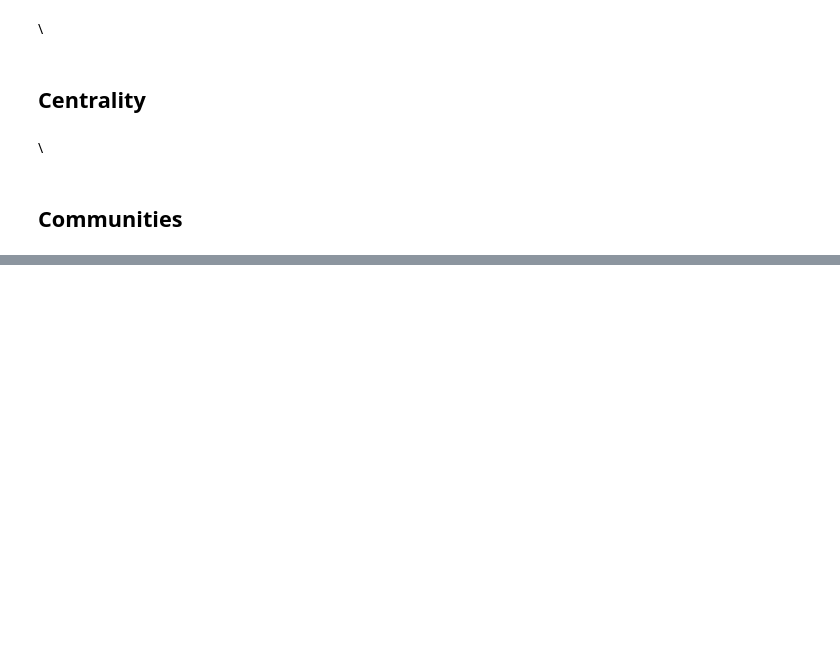
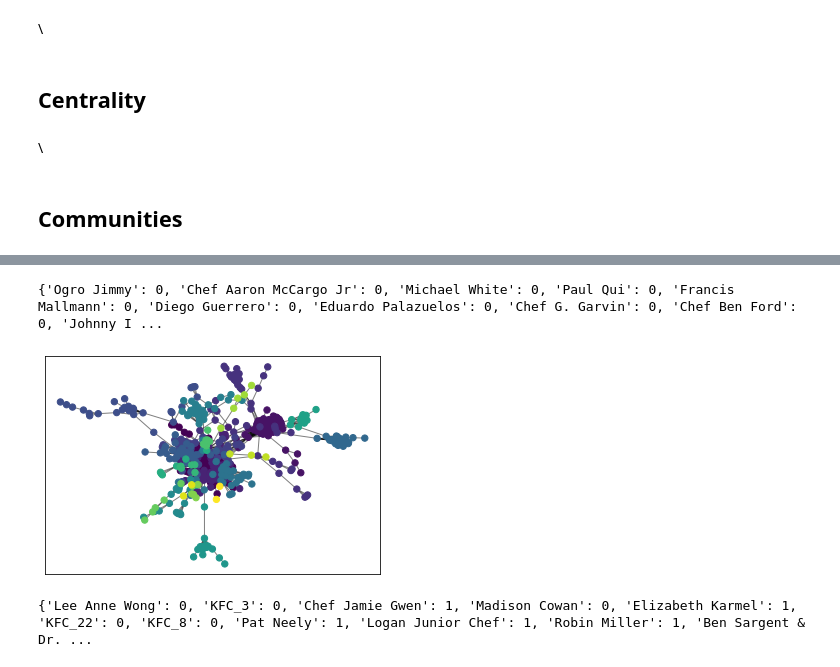
Before and after one commit to Andreaierardi/SocialNetworkAnalysis-project, a Jupyter notebook: project_code.ipynb, the cells around one changed output, grey strips where cells are left out. Saved outputs shown, nothing was run; the diff lists cells and outputs as text; code cells hidden in the pictures; blank space fills up the shorter version.

```diff
--- a/project_code.ipynb
+++ b/project_code.ipynb
@@ -421,6 +428,6 @@ betweenesCentrality = nx.betweenness_centrality(G)
 # %% [markdown]
 ## Communities
 # %%
-from networkx.algorithms import community
-
-greedy = community.greedy_modularity_communities(G)
+import networkx.algorithms.community as nx_comm
+list_community_sets_greedy = list(nx_comm.greedy_modularity_communities(G))
+print(list_community_sets_greedy)
@@ -426,0 +436,7 @@ greedy = community.greedy_modularity_communities(G)
+# %%
+partition_greedy = {}
+for i, comm in enumerate(list_community_sets_greedy):
+    print("Community:", i)
+    print(i,comm)
+    for n in comm:
+        partition_greedy[n]=i
@@ -426,0 +461,15 @@ greedy = community.greedy_modularity_communities(G)
+# %%
+print(partition_greedy)
+# %% [output]
+{'Ogro Jimmy': 0, 'Chef Aaron McCargo Jr': 0, 'Michael White': 0, 'Paul Qui': 0, 'Francis Mallmann': 0, 'Diego Guerrero': 0, 'Eduardo Palazuelos': 0, 'Chef G. Garvin': 0, 'Chef Ben Ford': 0, 'Johnny I ...
+# %%
+# draw the graph
+pos = nx.spring_layout(G)
+# color the nodes according to their partition
+cmap = cm.get_cmap('viridis', max(partition_greedy.values()) + 1)
+nx.draw_networkx_nodes(G, pos, partition_greedy.keys(), node_size=40,
+                       cmap=cmap, node_color=list(partition_greedy.values()))
+nx.draw_networkx_edges(G, pos, alpha=0.5)
+plt.show()
+# %% [output]
+[figure, added]
@@ -426,0 +483,4 @@ greedy = community.greedy_modularity_communities(G)
+# %%
+print(partition_library)
+# %% [output]
+{'Lee Anne Wong': 0, 'KFC_3': 0, 'Chef Jamie Gwen': 1, 'Madison Cowan': 0, 'Elizabeth Karmel': 1, 'KFC_22': 0, 'KFC_8': 0, 'Pat Neely': 1, 'Logan Junior Chef': 1, 'Robin Miller': 1, 'Ben Sargent & Dr. ...
```
Also changed, not shown: parts of 16 cells of this notebook.
